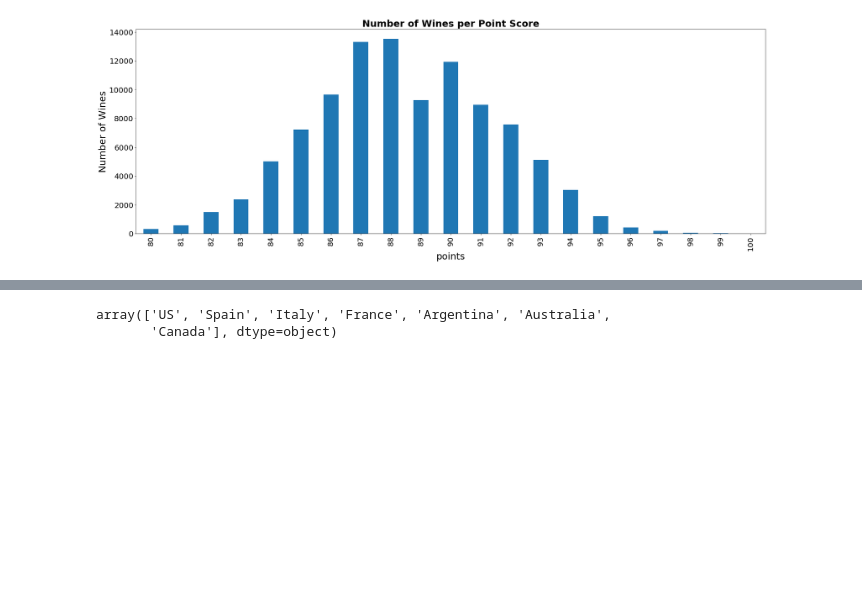
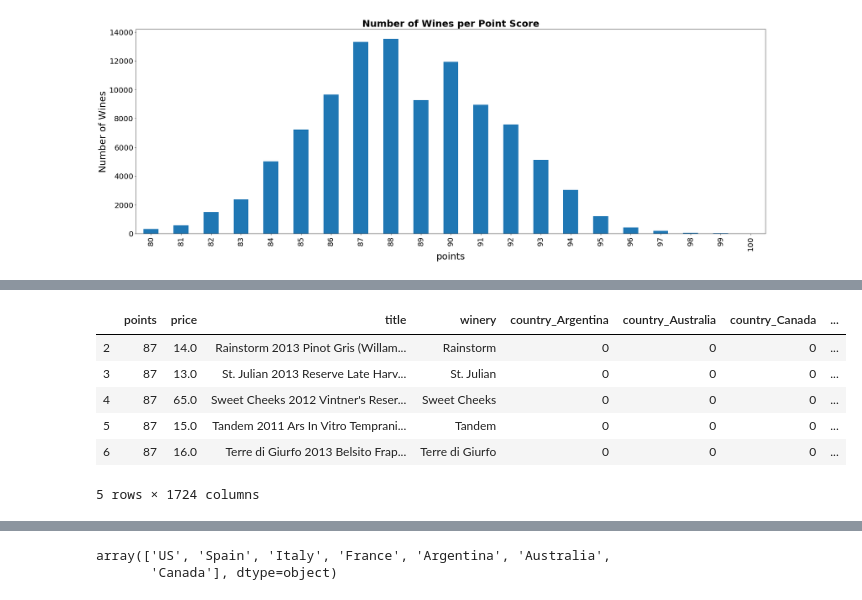
Before and after one commit to Dan-Bruen/WIne-Predictions, a Jupyter notebook: wine-ML-FC.ipynb, the cells around one changed output, grey strips where cells are left out. Drawn from its saved outputs; the diff is of its cells as text; code cells hidden in the pictures; blank space fills up the shorter version.

```diff
--- a/wine-ML-FC.ipynb
+++ b/wine-ML-FC.ipynb
@@ -202,2 +206,16 @@ Text(0.5, 1.0, 'Residual Plot')
 # %%
 ####### WINE2_DF #########
+# %%
+# Make dummy variables out of the different countries
+
+parsed_wine2_dummy = pd.get_dummies(parsed_wine2_df, columns=["country", "variety", "region_1"])
+
+parsed_wine2_dummy.head()
+# %% [output]
+|  | points | price | title | winery | country_Argentina | country_Australia | country_Canada | ... |
+| 2 | 87 | 14.0 | Rainstorm 2013 Pinot Gris (Willam... | Rainstorm | 0 | 0 | 0 | ... |
+| 3 | 87 | 13.0 | St. Julian 2013 Reserve Late Harv... | St. Julian | 0 | 0 | 0 | ... |
+| 4 | 87 | 65.0 | Sweet Cheeks 2012 Vintner's Reser... | Sweet Cheeks | 0 | 0 | 0 | ... |
+| 5 | 87 | 15.0 | Tandem 2011 Ars In Vitro Temprani... | Tandem | 0 | 0 | 0 | ... |
+| 6 | 87 | 16.0 | Terre di Giurfo 2013 Belsito Frap... | Terre di Giurfo | 0 | 0 | 0 | ... |
+5 rows × 1724 columns
```
Also changed, not shown: parts of 21 cells of this notebook.
